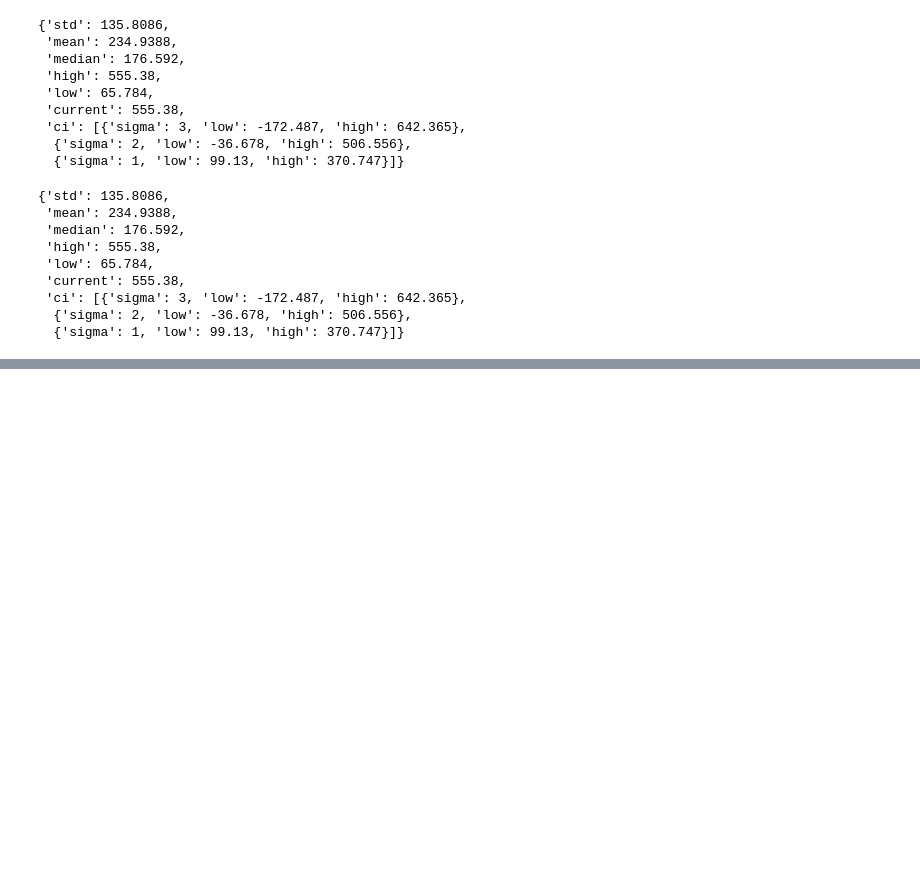
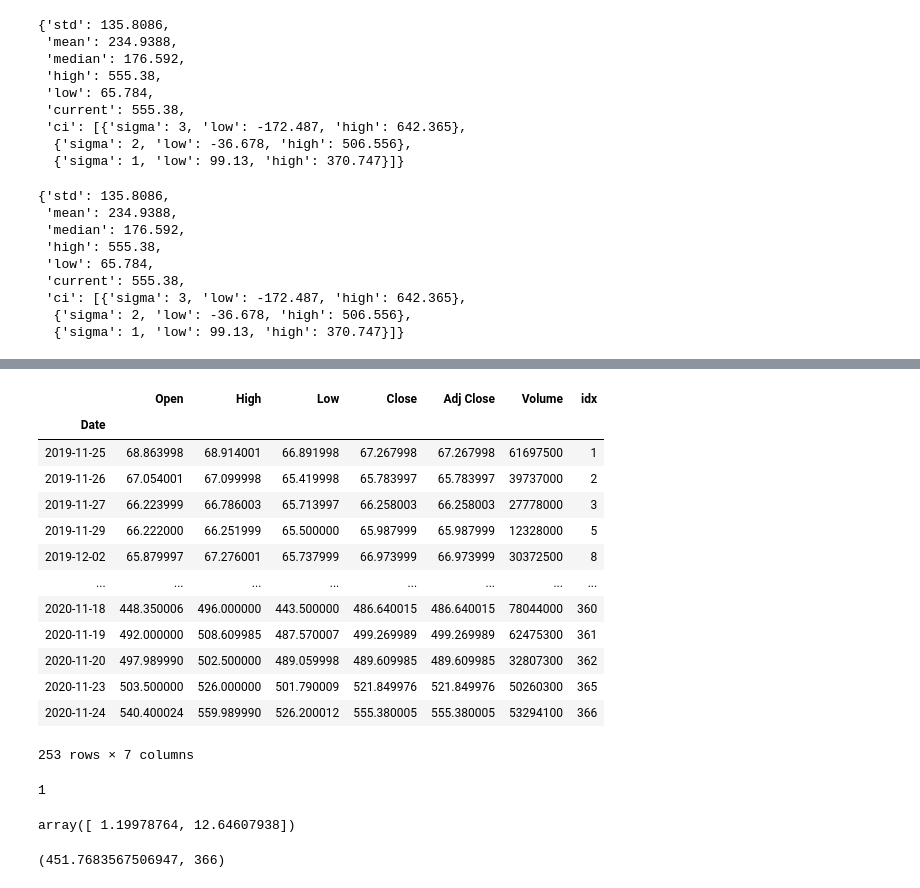
Before and after one commit to rparanjothy/treade-research, a Jupyter notebook: up-down-labels.ipynb, the cells around one changed output, grey strips where cells are left out. Cells and saved outputs as stored; diff of their text form; code cells hidden in the pictures; blank space fills up the shorter version.

```diff
--- a/up-down-labels.ipynb
+++ b/up-down-labels.ipynb
@@ -189,0 +247,23 @@ ff=np.poly1d(fx)
+# %%
+i["idx"]=(i.index.shift(1,freq="D")-i.index[0]).days
+# i["idx"][2].days
+i
+# %% [output]
+|  | Open | High | Low | Close | Adj Close | Volume | idx |
+| Date |  |  |  |  |  |  |  |
+| 2019-11-25 | 68.863998 | 68.914001 | 66.891998 | 67.267998 | 67.267998 | 61697500 | 1 |
+| 2019-11-26 | 67.054001 | 67.099998 | 65.419998 | 65.783997 | 65.783997 | 39737000 | 2 |
+| 2019-11-27 | 66.223999 | 66.786003 | 65.713997 | 66.258003 | 66.258003 | 27778000 | 3 |
+| 2019-11-29 | 66.222000 | 66.251999 | 65.500000 | 65.987999 | 65.987999 | 12328000 | 5 |
+| 2019-12-02 | 65.879997 | 67.276001 | 65.737999 | 66.973999 | 66.973999 | 30372500 | 8 |
+| ... | ... | ... | ... | ... | ... | ... | ... |
+| 2020-11-18 | 448.350006 | 496.000000 | 443.500000 | 486.640015 | 486.640015 | 78044000 | 360 |
+| 2020-11-19 | 492.000000 | 508.609985 | 487.570007 | 499.269989 | 499.269989 | 62475300 | 361 |
+| 2020-11-20 | 497.989990 | 502.500000 | 489.059998 | 489.609985 | 489.609985 | 32807300 | 362 |
+| 2020-11-23 | 503.500000 | 526.000000 | 501.790009 | 521.849976 | 521.849976 | 50260300 | 365 |
+| 2020-11-24 | 540.400024 | 559.989990 | 526.200012 | 555.380005 | 555.380005 | 53294100 | 366 |
+253 rows × 7 columns
+# %%
+ddd.days
+# %% [output]
+1
@@ -189,0 +273,4 @@ ff=np.poly1d(fx)
+# %%
+fx
+# %% [output]
+array([ 1.19978764, 12.64607938])
@@ -189,0 +279,4 @@ ff=np.poly1d(fx)
+# %%
+ff(i['idx'][-1]),i['idx'][-1]
+# %% [output]
+(451.7683567506947, 366)
```
Also changed, not shown: parts of 15 cells of this notebook, 3 other files.
